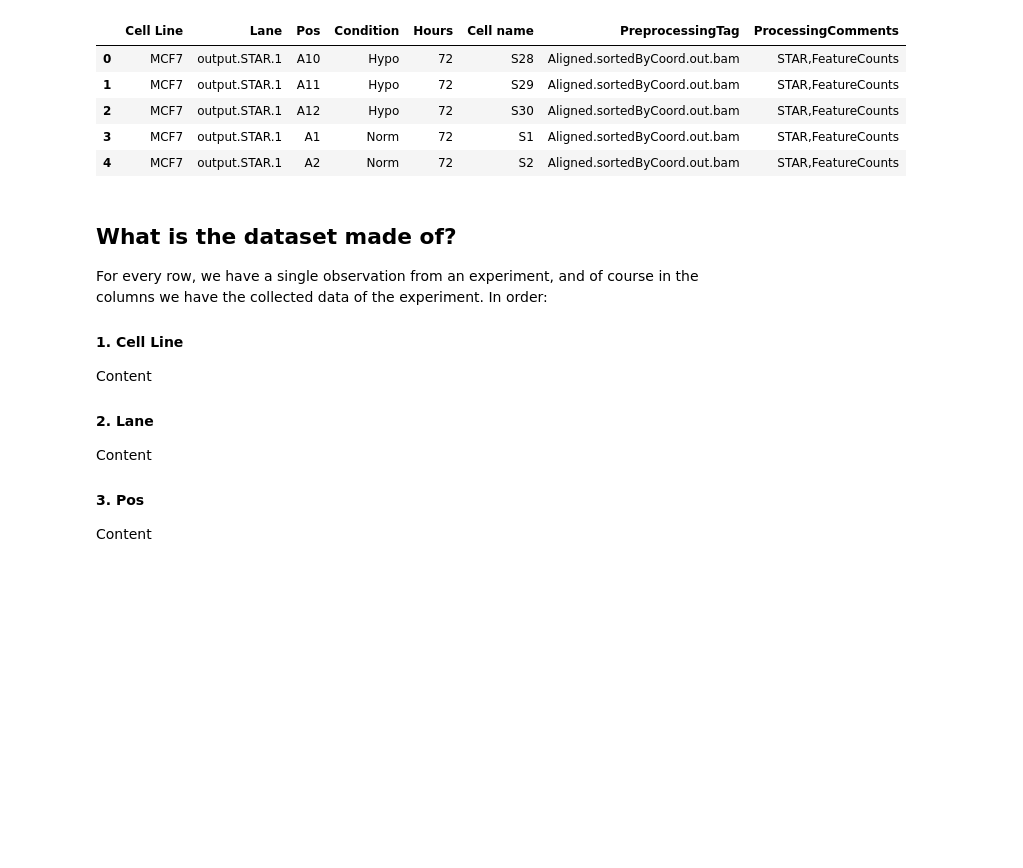
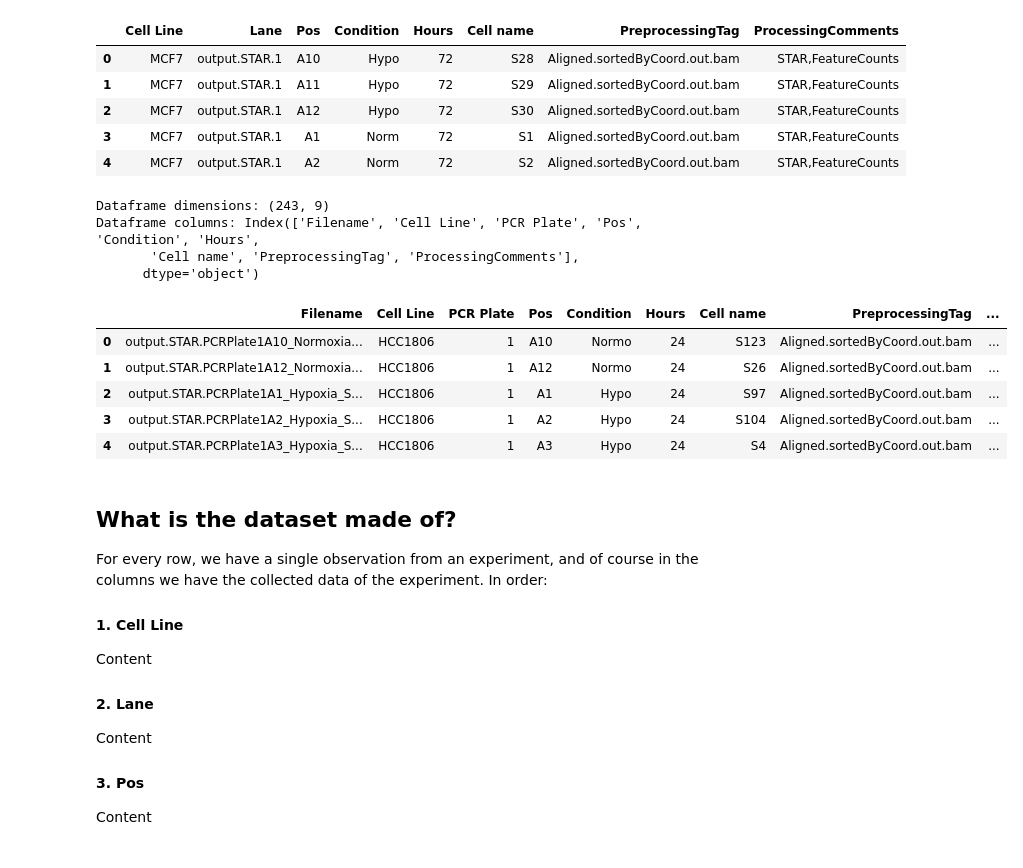
Before and after one commit to eghirardo/ai_lab, a Jupyter notebook: data_proc.ipynb, the cells around one changed output. Saved outputs shown, nothing was run; the diff lists cells and outputs as text; code cells hidden in the pictures; blank space fills up the shorter version.

```diff
--- a/data_proc.ipynb
+++ b/data_proc.ipynb
@@ -93,6 +72,25 @@ df_meta.head()
 | 2 | MCF7 | output.STAR.1 | A12 | Hypo | 72 | S30 | Aligned.sortedByCoord.out.bam | STAR,FeatureCounts |
 | 3 | MCF7 | output.STAR.1 | A1 | Norm | 72 | S1 | Aligned.sortedByCoord.out.bam | STAR,FeatureCounts |
 | 4 | MCF7 | output.STAR.1 | A2 | Norm | 72 | S2 | Aligned.sortedByCoord.out.bam | STAR,FeatureCounts |
+# %%
+df_metaH_path = '../ai_lab/SmartSeq/HCC1806_SmartS_MetaData.tsv'
+df_metaH = pd.read_csv(df_metaH_path, delimiter='\t')
+print("Dataframe dimensions:", df_metaH.shape)
+print("Dataframe columns:", df_metaH.columns)
+# %% [output]
+Dataframe dimensions: (243, 9)
+Dataframe columns: Index(['Filename', 'Cell Line', 'PCR Plate', 'Pos', 'Condition', 'Hours',
+       'Cell name', 'PreprocessingTag', 'ProcessingComments'],
+      dtype='object')
+# %%
+df_metaH.head()
+# %% [output]
+|  | Filename | Cell Line | PCR Plate | Pos | Condition | Hours | Cell name | PreprocessingTag | ... |
+| 0 | output.STAR.PCRPlate1A10_Normoxia... | HCC1806 | 1 | A10 | Normo | 24 | S123 | Aligned.sortedByCoord.out.bam | ... |
+| 1 | output.STAR.PCRPlate1A12_Normoxia... | HCC1806 | 1 | A12 | Normo | 24 | S26 | Aligned.sortedByCoord.out.bam | ... |
+| 2 | output.STAR.PCRPlate1A1_Hypoxia_S... | HCC1806 | 1 | A1 | Hypo | 24 | S97 | Aligned.sortedByCoord.out.bam | ... |
+| 3 | output.STAR.PCRPlate1A2_Hypoxia_S... | HCC1806 | 1 | A2 | Hypo | 24 | S104 | Aligned.sortedByCoord.out.bam | ... |
+| 4 | output.STAR.PCRPlate1A3_Hypoxia_S... | HCC1806 | 1 | A3 | Hypo | 24 | S4 | Aligned.sortedByCoord.out.bam | ... |
 # %% [markdown]
 ## What is the dataset made of?
 
```
Also changed, not shown: parts of 16 cells of this notebook.
